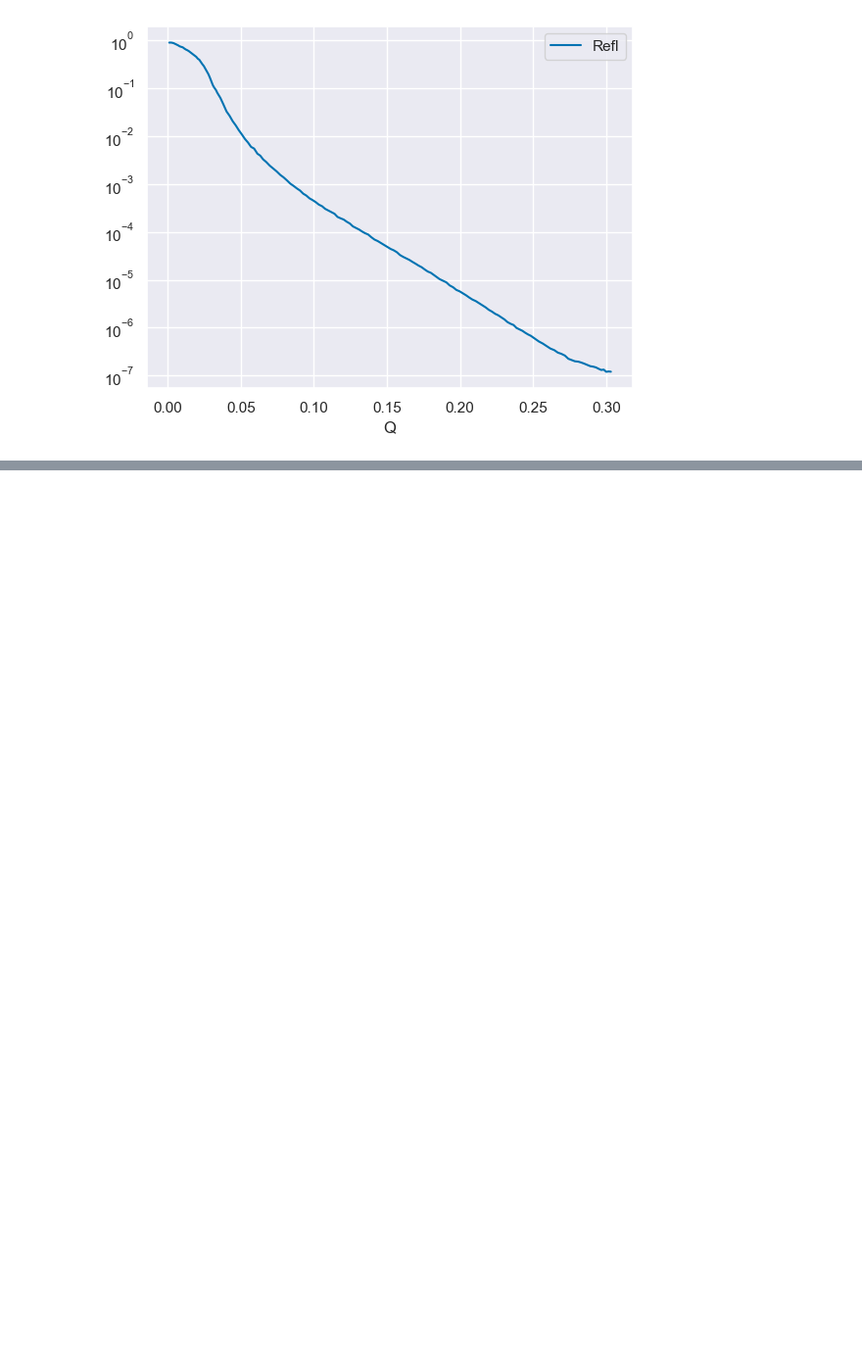
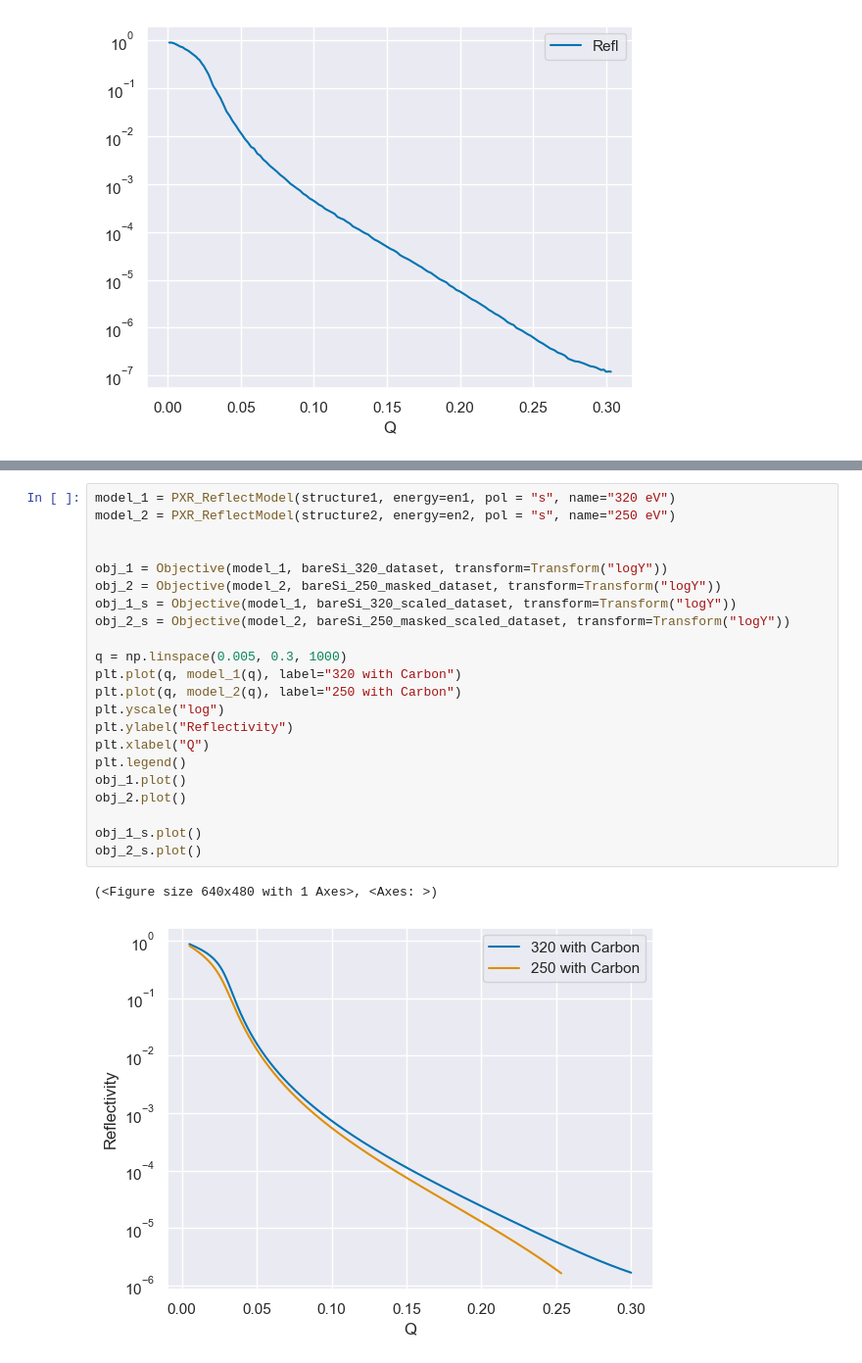
Before and after one commit to WSU-Carbon-Lab/pyref, a Jupyter notebook: src/BareSiFitting.ipynb, the cells around one changed output, grey strips where cells are left out. Shown at 98% size. Cells and saved outputs as stored; diff of their text form; blank space fills up the shorter version.

```diff
--- a/src/BareSiFitting.ipynb
+++ b/src/BareSiFitting.ipynb
@@ -392,0 +140,25 @@ Right away this is not ideal. The roughness of carbon is larger than the thickne
+# %%
+model_1 = PXR_ReflectModel(structure1, energy=en1, pol = "s", name="320 eV")
+model_2 = PXR_ReflectModel(structure2, energy=en2, pol = "s", name="250 eV")
+
+
+obj_1 = Objective(model_1, bareSi_320_dataset, transform=Transform("logY"))
+obj_2 = Objective(model_2, bareSi_250_masked_dataset, transform=Transform("logY"))
+obj_1_s = Objective(model_1, bareSi_320_scaled_dataset, transform=Transform("logY"))
+obj_2_s = Objective(model_2, bareSi_250_masked_scaled_dataset, transform=Transform("logY"))
+
+q = np.linspace(0.005, 0.3, 1000)
+plt.plot(q, model_1(q), label="320 with Carbon")
+plt.plot(q, model_2(q), label="250 with Carbon")
+plt.yscale("log")
+plt.ylabel("Reflectivity")
+plt.xlabel("Q")
+plt.legend()
+obj_1.plot()
+obj_2.plot()
+
+obj_1_s.plot()
+obj_2_s.plot()
+# %% [output]
+(<Figure size 640x480 with 1 Axes>, <Axes: >)
+[figure, added]
```
Also changed, not shown: parts of 42 cells of this notebook.
